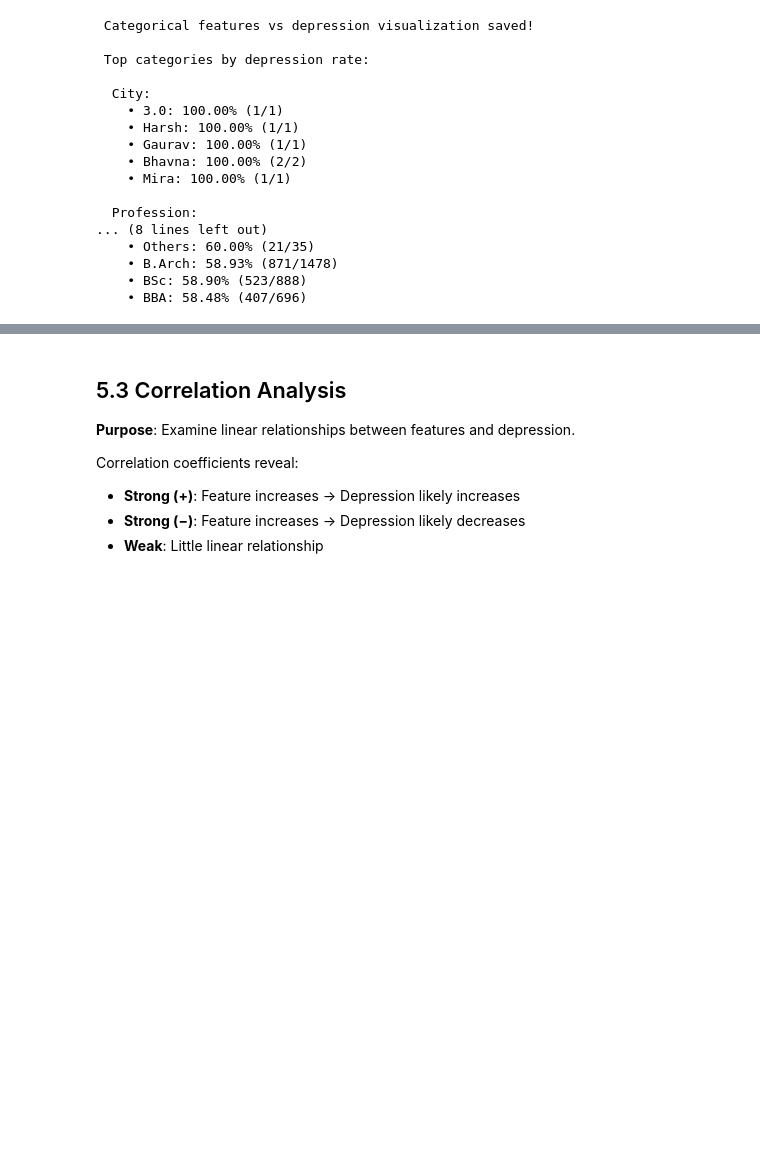
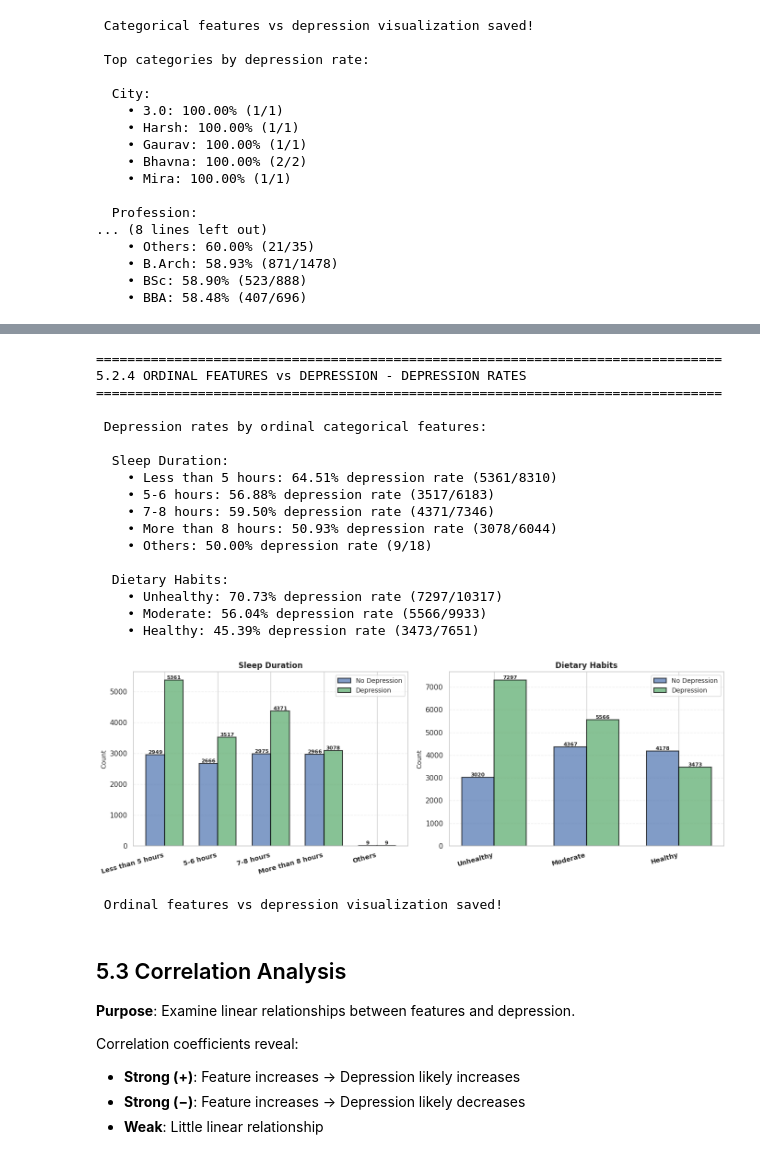
Before and after one commit to XyronTeam/ml-project, a Jupyter notebook: src/dataset_a/notebook_a.ipynb, the cells around one changed output, grey strips where cells are left out. Drawn from its saved outputs; the diff is of its cells as text; code cells hidden in the pictures; blank space fills up the shorter version.

```diff
--- a/src/dataset_a/notebook_a.ipynb
+++ b/src/dataset_a/notebook_a.ipynb
@@ -1219,3 +1135,83 @@ for feature in categorical_features:
+# %%
+print("\n" + "="*80)
+print("5.2.4 ORDINAL FEATURES vs DEPRESSION - DEPRESSION RATES")
+print("="*80)
+
+fig, axes = plt.subplots(1, 2, figsize=(14, 5))
+
+# Define the order for ordinal features
+ordinal_order = {
+    'Sleep Duration': ['Less than 5 hours', '5-6 hours', '7-8 hours', 'More than 8 hours', 'Others'],
+    'Dietary Habits': ['Unhealthy', 'Moderate', 'Healthy']
+}
+
+print("\n Depression rates by ordinal categorical features:")
+for idx, feature in enumerate(categorical_ordinal_features):
+    ax = axes[idx]
+
+    # Create contingency table
+    contingency = pd.crosstab(df_clean[feature], df_clean['Depression'])
+
+    # Reorder by ordinal order
+    if feature in ordinal_order:
+        contingency = contingency.reindex([c for c in ordinal_order[feature] if c in contingency.index])
+
+    # Calculate depression rate for each category
+    x = np.arange(len(contingency.index))
+    width = 0.35
+
+    bars1 = ax.bar(x - width/2, contingency[0], width, label='No Depression',
+                   color='#4C72B0', alpha=0.7, edgecolor='black', linewidth=1.5)
+    bars2 = ax.bar(x + width/2, contingency[1], width, label='Depression',
+                   color='#55A868', alpha=0.7, edgecolor='black', linewidth=1.5)
+
+    ax.set_title(f'{feature}', fontsize=12, fontweight='bold')
+    ax.set_ylabel('Count', fontsize=10)
+    ax.set_xticks(x)
+    ax.set_xticklabels(contingency.index, fontsize=10, fontweight='bold', rotation=15, ha='right')
+    ax.legend(fontsize=10)
+    ax.grid(axis='y', alpha=0.3, linestyle='--')
+
+    # Add value labels
+    for bars in [bars1, bars2]:
+        for bar in bars:
+            height = bar.get_height()
+            ax.text(bar.get_x() + bar.get_width()/2., height,
+                    f'{int(height)}', ha='center', va='bottom', fontsize=8, fontweight='bold')
+
+    # Calculate depression rate
+    print(f"\n  {feature}:")
+    for val in contingency.index:
+        total = contingency.loc[val].sum()
+        dep_count = contingency.loc[val, 1]
+        dep_rate = (dep_count / total) * 100
+        print(f"    • {val}: {dep_rate:.2f}% depression rate ({dep_count}/{total})")
+
+plt.tight_layout()
+plt.savefig('eda_5_2_4_ordinal_vs_depression.png', dpi=300, bbox_inches='tight')
+plt.show()
+
+print("\n Ordinal features vs depression visualization saved!")
+# %% [output]
+================================================================================
+5.2.4 ORDINAL FEATURES vs DEPRESSION - DEPRESSION RATES
+================================================================================
+
+ Depression rates by ordinal categorical features:
+
+  Sleep Duration:
+    • Less than 5 hours: 64.51% depression rate (5361/8310)
+    • 5-6 hours: 56.88% depression rate (3517/6183)
+    • 7-8 hours: 59.50% depression rate (4371/7346)
+    • More than 8 hours: 50.93% depression rate (3078/6044)
+    • Others: 50.00% depression rate (9/18)
+
+  Dietary Habits:
+    • Unhealthy: 70.73% depression rate (7297/10317)
+    • Moderate: 56.04% depression rate (5566/9933)
+    • Healthy: 45.39% depression rate (3473/7651)
+[figure, added]
+ Ordinal features vs depression visualization saved!
 # %% [markdown]
 ## 5.3 Correlation Analysis
 
```
Also changed, not shown: parts of 25 cells of this notebook.
